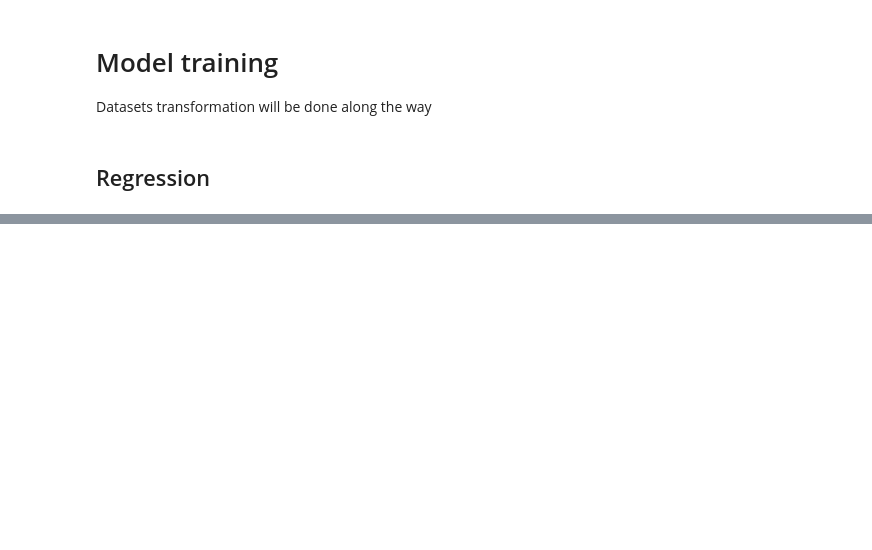
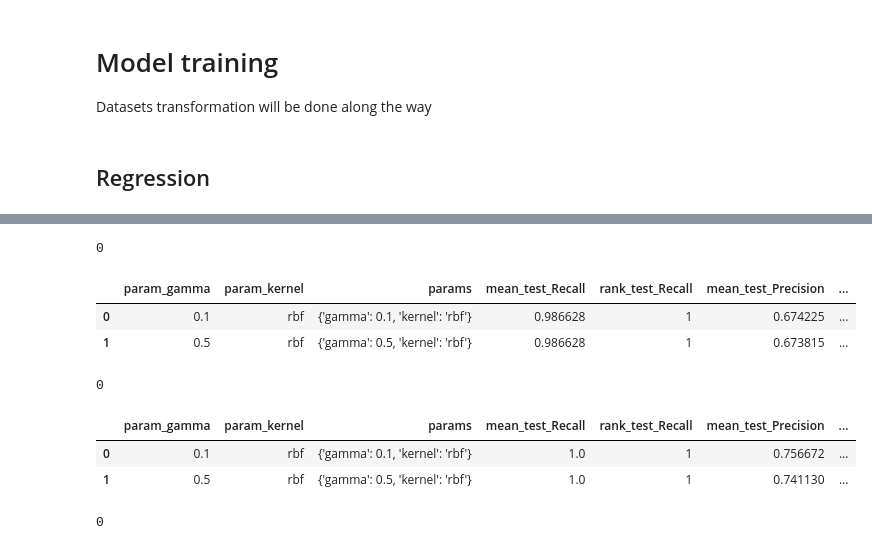
Before and after one commit to junqilu/BBBPrediction, a Jupyter notebook: BBBPrediction.ipynb, the cells around one changed output, grey strips where cells are left out. Cells and saved outputs as stored; diff of their text form; code cells hidden in the pictures; blank space fills up the shorter version.

```diff
--- a/BBBPrediction.ipynb
+++ b/BBBPrediction.ipynb
@@ -266,0 +331,6 @@ Datasets transformation will be done along the way
+# %%
+classification_centroid_df = pd.read_csv(
+    r"datasets/balanced_datasets/BBB_classification_balanced_centroid.csv.zip"
+)
+
+classification_centroid_df
@@ -266,0 +389,10 @@ Datasets transformation will be done along the way
+# %%
+classification_X_train, classification_X_test, classification_y_train, classification_y_test = train_test_split(
+    classification_X_processed,
+    classification_y,
+    test_size=0.2,
+    random_state=1,
+    shuffle=True,
+    stratify=classification_y #Ensure train set and test set have the same
+    # ratio for the 2 categories
+)
@@ -266,0 +630,26 @@ Datasets transformation will be done along the way
+# %%
+best_svr_regressor = svr_regressor_grid_search.best_estimator_
+save_pickle(
+    best_svr_regressor,
+    r'model_pickles\svr_regressor\best_svr_regressor.pkl'
+)
+# To load this best model again, use load_pickle(r'model_pickles\svr_regressor\best_rf_regressor.pkl')
+# %% [output]
+0
+# %%
+svc_centroid_results_df = pd.DataFrame(svc_centroid_grid_search.cv_results_)
+#Make the GridSearch results into a df
+
+svc_centroid_results_df.drop(
+    list(svc_centroid_results_df.filter(regex='time|split|std')),
+    axis=1,
+    inplace=True
+)  # Remove columns that aren't very interesting
+svc_centroid_results_df = svc_centroid_results_df.sort_values(
+    by='rank_test_AUROC')
+
+svc_centroid_results_df
+# %% [output]
+|  | param_gamma | param_kernel | params | mean_test_Recall | rank_test_Recall | mean_test_Precision | ... |
+| 0 | 0.1 | rbf | {'gamma': 0.1, 'kernel': 'rbf'} | 0.986628 | 1 | 0.674225 | ... |
+| 1 | 0.5 | rbf | {'gamma': 0.5, 'kernel': 'rbf'} | 0.986628 | 1 | 0.673815 | ... |
@@ -266,0 +661,26 @@ Datasets transformation will be done along the way
+# %%
+best_svc_centroid_classifier = svc_centroid_grid_search.best_estimator_
+save_pickle(
+    best_svc_centroid_classifier,
+    r'model_pickles\svc_centroid_classifier\best_svc_centroid_classifier.pkl'
+)
+# To load this best model again, use load_pickle(r'model_pickles\svc_centroid_classifier\best_svc_centroid_classifier.pkl')
+# %% [output]
+0
+# %%
+svc_smoteenn_results_df = pd.DataFrame(svc_smoteenn_grid_search.cv_results_)
+#Make the GridSearch results into a df
+
+svc_smoteenn_results_df.drop(
+    list(svc_smoteenn_results_df.filter(regex='time|split|std')),
+    axis=1,
+    inplace=True
+)  # Remove columns that aren't very interesting
+svc_smoteenn_results_df = svc_smoteenn_results_df.sort_values(
+    by='rank_test_AUROC')
+
+svc_smoteenn_results_df
+# %% [output]
+|  | param_gamma | param_kernel | params | mean_test_Recall | rank_test_Recall | mean_test_Precision | ... |
+| 0 | 0.1 | rbf | {'gamma': 0.1, 'kernel': 'rbf'} | 1.0 | 1 | 0.756672 | ... |
+| 1 | 0.5 | rbf | {'gamma': 0.5, 'kernel': 'rbf'} | 1.0 | 1 | 0.741130 | ... |
@@ -266,0 +692,9 @@ Datasets transformation will be done along the way
+# %%
+best_svc_smoteenn_classifier = svc_smoteenn_grid_search.best_estimator_
+save_pickle(
+    best_svc_smoteenn_classifier,
+    r'model_pickles\svc_smoteenn_classifier\best_svc_smoteenn_classifier.pkl'
+)
+# To load this best model again, use load_pickle(r'model_pickles\svc_smoteenn_classifier\best_svc_smoteenn_classifier.pkl')
+# %% [output]
+0
```
Also changed, not shown: parts of 28 cells of this notebook, 3 other files.
